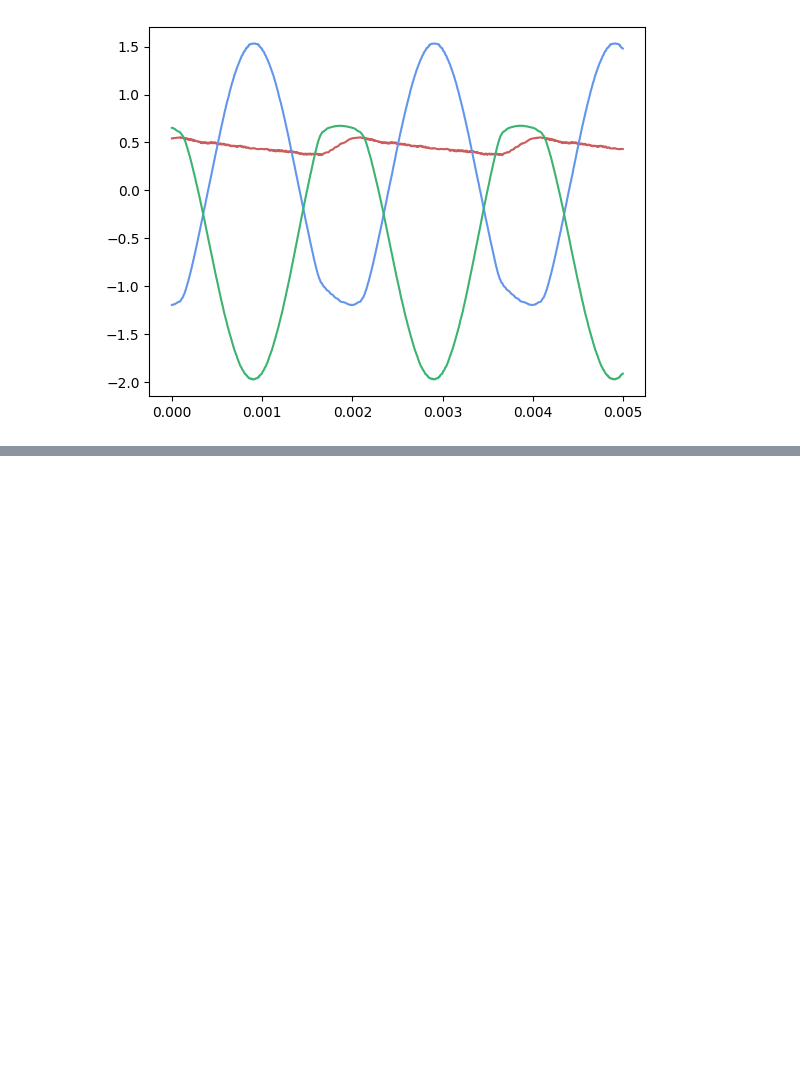
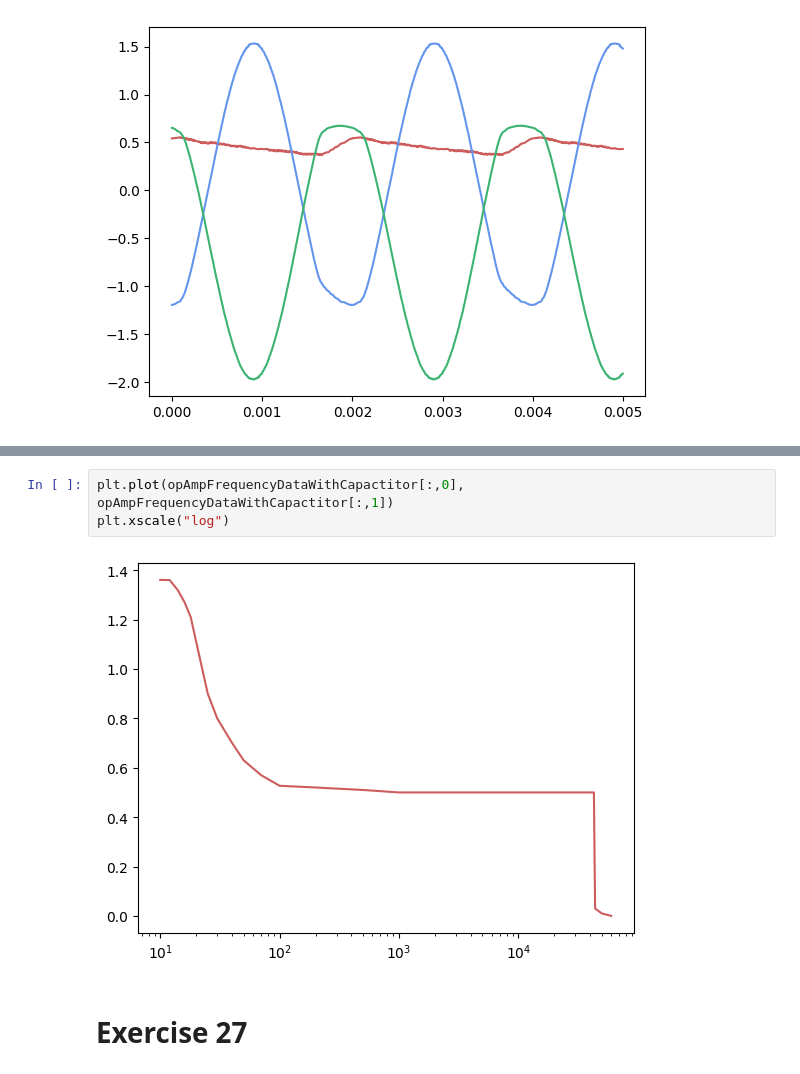
Before and after one commit to daraghhollman/UCD_PASS_Labs, a Jupyter notebook: Electronics/Python/electronics.ipynb, the cells around one changed output, grey strips where cells are left out. Cells and saved outputs as stored; diff of their text form; blank space fills up the shorter version.

```diff
--- a/Electronics/Python/electronics.ipynb
+++ b/Electronics/Python/electronics.ipynb
@@ -89,0 +100,7 @@ ex12SinPlot(ex12SinWithCapData)
+# %%
+plt.plot(opAmpFrequencyDataWithCapactitor[:,0], opAmpFrequencyDataWithCapactitor[:,1])
+plt.xscale("log")
+# %% [output]
+[figure, added]
+# %% [markdown]
+# Exercise 27
```
Also changed, not shown: parts of 5 cells of this notebook, 44 other files.
